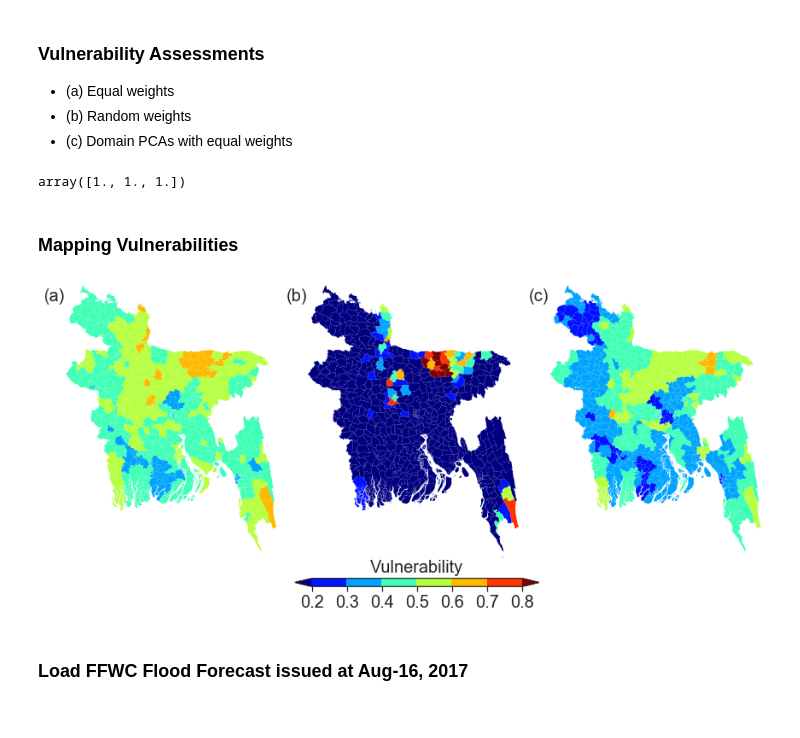
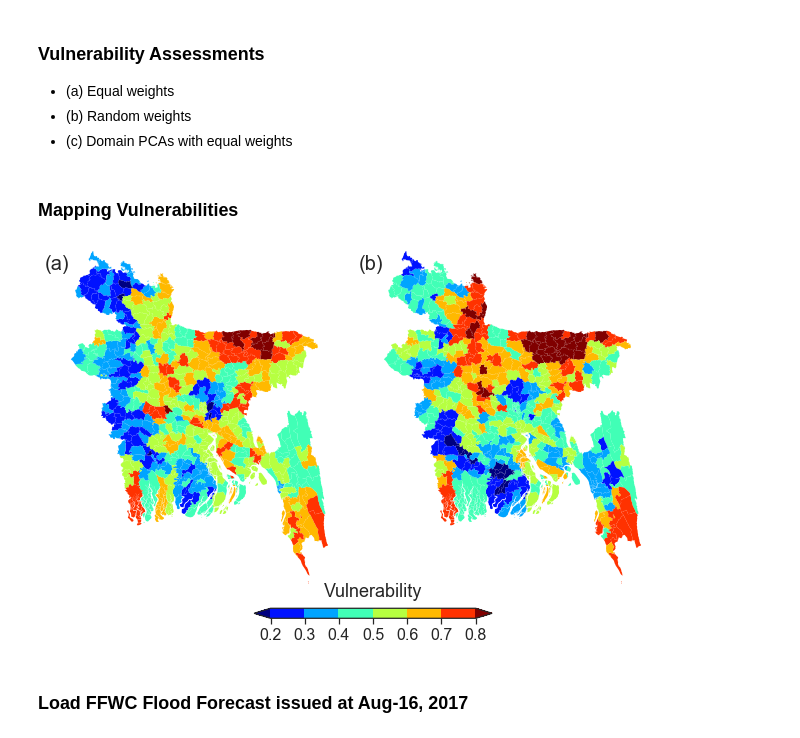
Before and after one commit to gnodnooh/VulnRiskImpact-BGD, a Jupyter notebook: FVI_Assessment.ipynb, the cells around one changed output. Saved outputs shown, nothing was run; the diff lists cells and outputs as text; code cells hidden in the pictures.

```diff
--- a/FVI_Assessment.ipynb
+++ b/FVI_Assessment.ipynb
@@ -197,10 +201,6 @@ vuln['sovi'] = sovi_domain_scaled.sum(1)/ndm
 
 # Merge all vulnerabilities
 map_upazila = pd.merge(shape, vuln, left_on='ADM3_PCODE', right_on='ADM3_PCODE', how='outer')
-# %%
-sovi_domain_scaled.max(0)
-# %% [output]
-array([1., 1., 1.])
 # %% [markdown]
 ### Mapping Vulnerabilities
 # %%
@@ -213,39 +213,39 @@ cmap, norm, vmin, vmax, ticks, boundaries = fhv.cbarpam(bounds, 'jet', labloc='o
 # Plotting
 sns.set_style("white", {'axes.linewidth': 1, 'grid.color': 'black'})
 fignumb = ['(a)', '(b)', '(c)']
 figlabel = 'Vulnerability'
-fig, axes = plt.subplots(nrows=1,ncols=3,figsize=(12,5), facecolor='w')
-for (i, el) in enumerate(['equal','random','sovi']):
+fig, axes = plt.subplots(nrows=1,ncols=2,figsize=(9,5), facecolor='w')
+for (i, el) in enumerate(['sovi','equal']):
     ax = axes.flatten('F')[i]
     ax.set_axis_off()
     ax.set_aspect('equal')
     ax.axis(lims)
     map_upazila.plot(ax=ax, column=el,
             cmap=cmap, norm=norm, vmin=vmin, vmax=vmax, linewidth=0.0, edgecolor='grey')
     ax.annotate(fignumb[i], xy=(-0.05, 0.96), xycoords='axes fraction',
                 horizontalalignment='center', verticalalignment='center',
                 fontname='arial',fontsize=20)
 plt.tight_layout()
 # Colorbar
 cax = inset_axes(ax, width="46%", height="3%",
                  loc='lower left',
-                 bbox_to_anchor=(-1.2, -0.1, 2.5, 1),
+                 bbox_to_anchor=(-0.5, -0.1, 2, 1),
                  bbox_transform=ax.transAxes,borderpad=0)
 cbar = mpl.colorbar.ColorbarBase(cax, cmap=cmap, norm=norm,
                                  boundaries=boundaries,
                                  extend='both',
                                  extendfrac=0.08,
                                  ticks = ticks,
                                  spacing='uniform',
                                  orientation='horizontal')
 cbar.ax.set_xticklabels(['%.1f'%lb for lb in np.array(bounds)],
-                        fontname='arial', fontsize=20)
+                        fontname='arial', fontsize=16)
 cbar.set_label(figlabel, labelpad=-60,
-               fontname='arial', fontsize=20,
+               fontname='arial', fontsize=18,
                horizontalalignment='center')
 plt.show()
 # %% [output]
-[figure, old version]
+[figure, new version]
 # %% [markdown]
 ### Load FFWC Flood Forecast issued at Aug-16, 2017
 # %%
```
Also changed, not shown: parts of 5 cells of this notebook, 2 other files.
